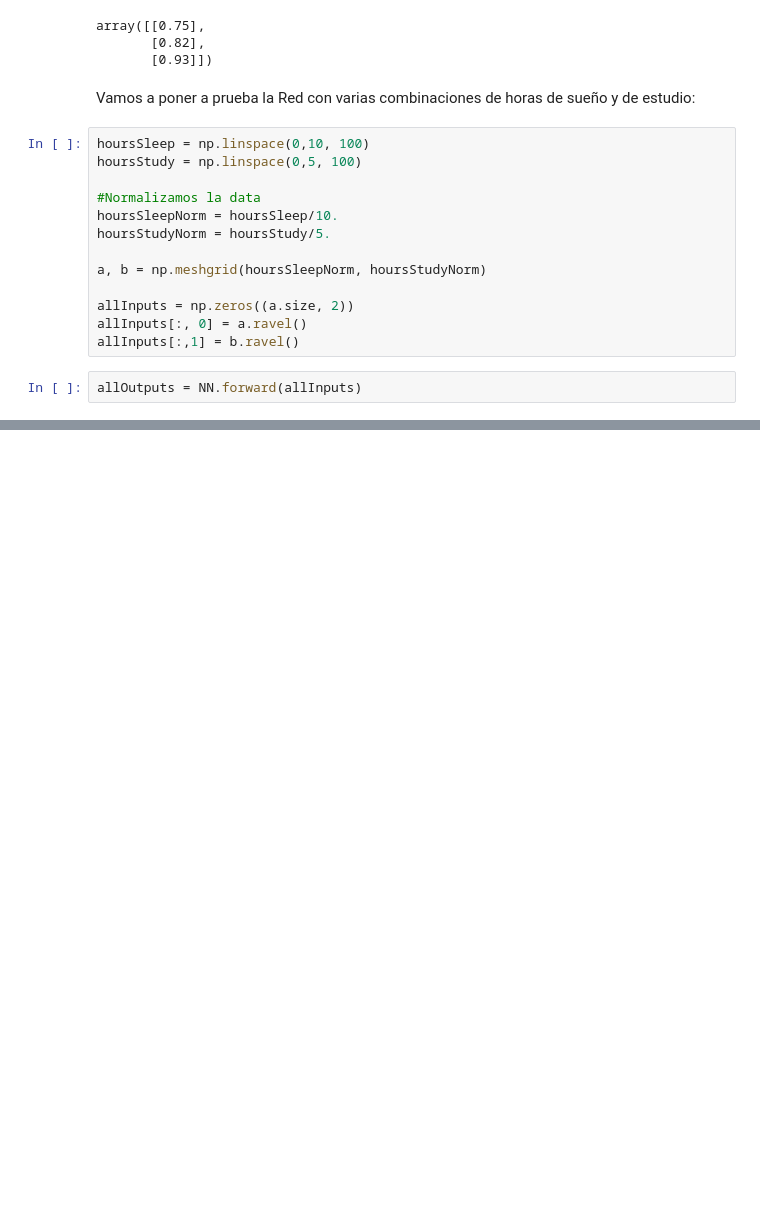
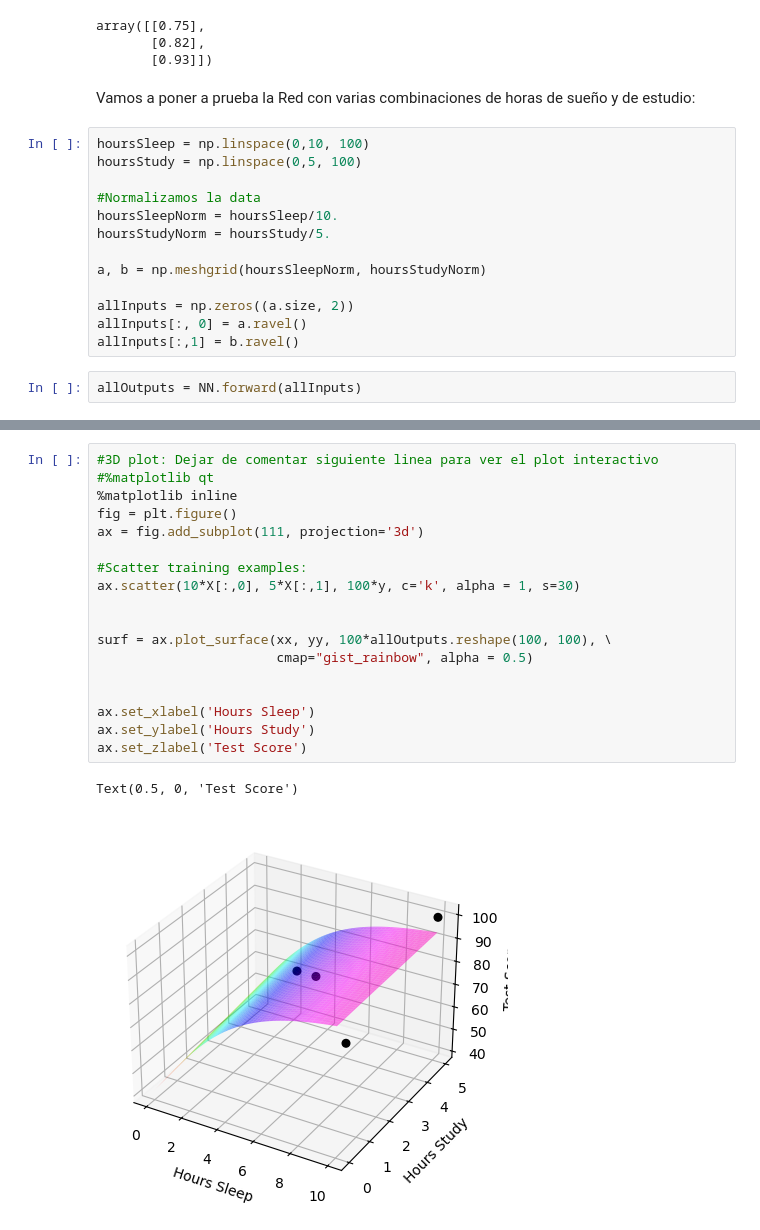
Before and after one commit to andreaf-campos/ANN-FromScratch, a Jupyter notebook: Redes_Neuronales_Artificiales_ANN.ipynb, the cells around one changed output, grey strips where cells are left out. Saved outputs shown, nothing was run; the diff lists cells and outputs as text; blank space fills up the shorter version.

```diff
--- a/Redes_Neuronales_Artificiales_ANN.ipynb
+++ b/Redes_Neuronales_Artificiales_ANN.ipynb
@@ -683,0 +745,21 @@ Text(0.5, 0, 'Test Score')
+# %%
+#3D plot: Dejar de comentar siguiente linea para ver el plot interactivo
+#%matplotlib qt
+%matplotlib inline
+fig = plt.figure()
+ax = fig.add_subplot(111, projection='3d')
+
+#Scatter training examples:
+ax.scatter(10*X[:,0], 5*X[:,1], 100*y, c='k', alpha = 1, s=30)
+
+
+surf = ax.plot_surface(xx, yy, 100*allOutputs.reshape(100, 100), \
+                       cmap="gist_rainbow", alpha = 0.5)
+
+
+ax.set_xlabel('Hours Sleep')
+ax.set_ylabel('Hours Study')
+ax.set_zlabel('Test Score')
+# %% [output]
+Text(0.5, 0, 'Test Score')
+[figure, added]
```
Also changed, not shown: parts of 38 cells of this notebook.
